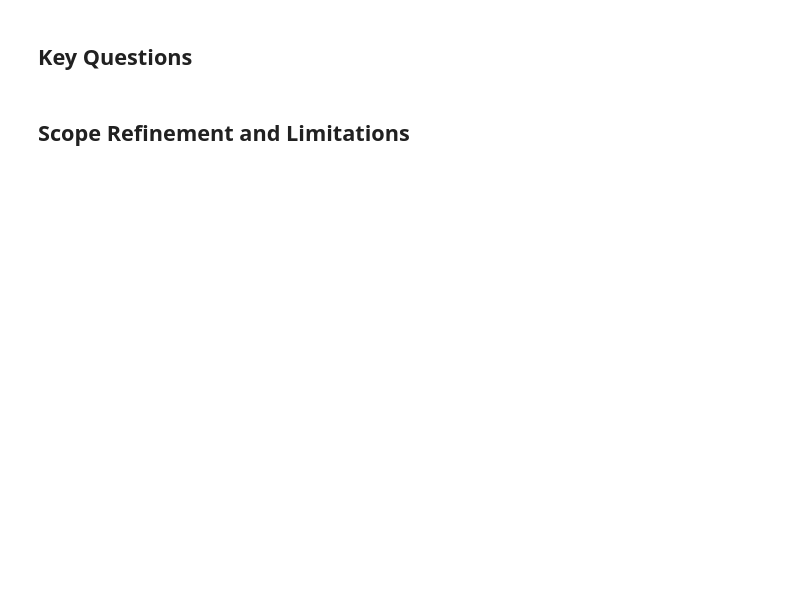
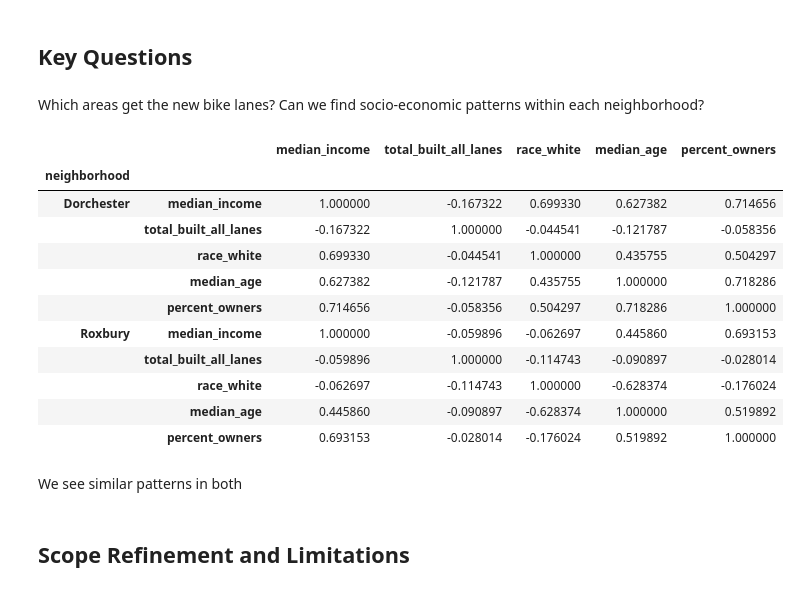
Before and after one commit to BU-Spark/ds-livable-streets-infra, a Jupyter notebook: fa23-team/preprocess.ipynb, the cells around one changed output. Drawn from its saved outputs; the diff is of its cells as text; code cells hidden in the pictures; blank space fills up the shorter version.

```diff
--- a/fa23-team/preprocess.ipynb
+++ b/fa23-team/preprocess.ipynb
@@ -181,4 +306,24 @@ census_bike.head()
 # %% [markdown]
 ## Key Questions
+# %% [markdown]
+Which areas get the new bike lanes? Can we find socio-economic patterns within each neighborhood?
+# %%
+correlation_matrix = rox_dor_census_bike.groupby('neighborhood')[['median_income', 'total_built_all_lanes','race_white', 'median_age','percent_owners']].corr()
+correlation_matrix
+# %% [output]
+|  |  | median_income | total_built_all_lanes | race_white | median_age | percent_owners |
+| neighborhood |  |  |  |  |  |  |
+| Dorchester | median_income | 1.000000 | -0.167322 | 0.699330 | 0.627382 | 0.714656 |
+|  | total_built_all_lanes | -0.167322 | 1.000000 | -0.044541 | -0.121787 | -0.058356 |
+|  | race_white | 0.699330 | -0.044541 | 1.000000 | 0.435755 | 0.504297 |
+|  | median_age | 0.627382 | -0.121787 | 0.435755 | 1.000000 | 0.718286 |
+|  | percent_owners | 0.714656 | -0.058356 | 0.504297 | 0.718286 | 1.000000 |
+| Roxbury | median_income | 1.000000 | -0.059896 | -0.062697 | 0.445860 | 0.693153 |
+|  | total_built_all_lanes | -0.059896 | 1.000000 | -0.114743 | -0.090897 | -0.028014 |
+|  | race_white | -0.062697 | -0.114743 | 1.000000 | -0.628374 | -0.176024 |
+|  | median_age | 0.445860 | -0.090897 | -0.628374 | 1.000000 | 0.519892 |
+|  | percent_owners | 0.693153 | -0.028014 | -0.176024 | 0.519892 | 1.000000 |
+# %% [markdown]
+We see similar patterns in both
 # %% [markdown]
 ## Scope Refinement and Limitations
```
Also changed, not shown: parts of 16 cells of this notebook.
